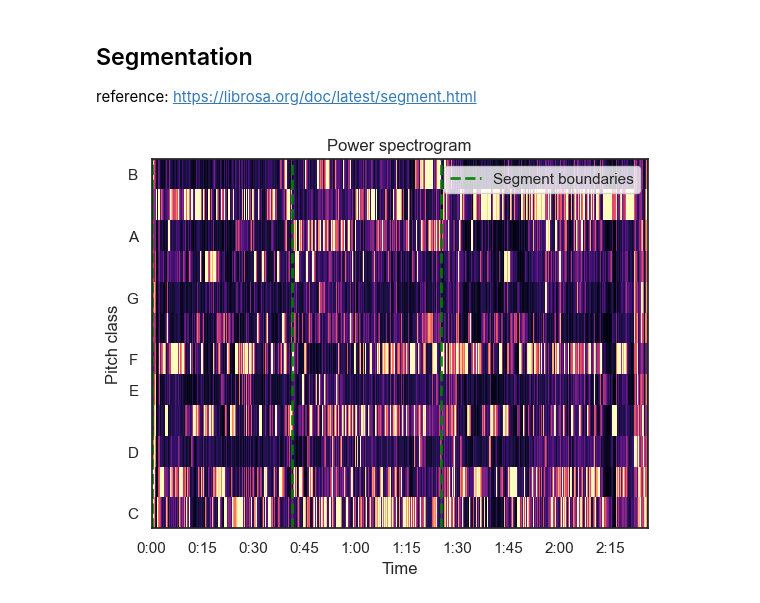
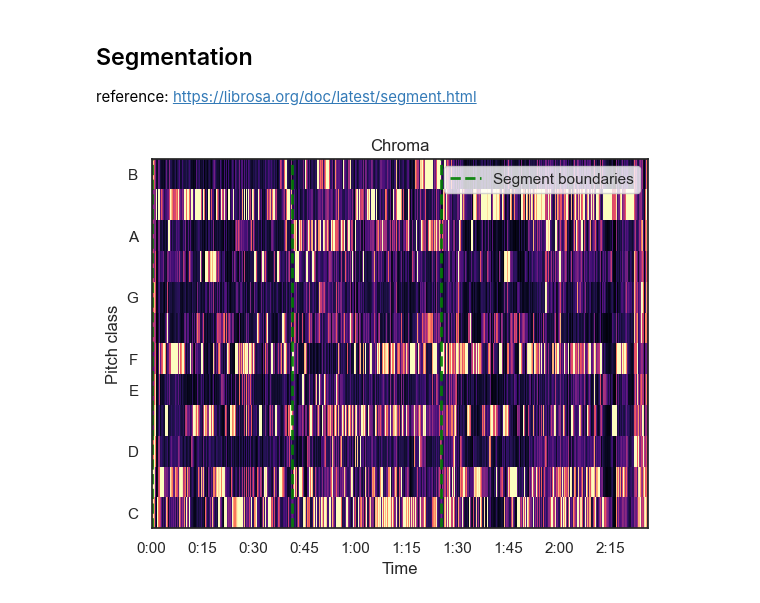
Before and after one commit to juigmend/python-miscellaneous, a Jupyter notebook: audio_MIR_DEMO.ipynb, the cells around one changed output. Drawn from its saved outputs; the diff is of its cells as text; code cells hidden in the pictures.

```diff
--- a/audio_MIR_DEMO.ipynb
+++ b/audio_MIR_DEMO.ipynb
@@ -160,28 +160,27 @@ reference: https://librosa.org/doc/latest/segment.html
 # %%
 # Bottom-up temporal segmentation.
 
 n_seg = 3 # <--- number of segments
 
 bounds = librosa.segment.agglomerative(feat_chroma, n_seg)
 
 bound_times = librosa.frames_to_time(bounds, sr=sr)
 
 fig, ax = plt.subplots()
 
 trans = mpt.blended_transform_factory(
 
             ax.transData, ax.transAxes)
 
 librosa.display.specshow(feat_chroma, y_axis='chroma', x_axis='time', ax=ax)
 
 ax.vlines(bound_times, 0, 1, color='green', linestyle='--',
 
           linewidth=2, alpha=0.9, label='Segment boundaries',
 
           transform=trans)
 
 ax.legend()
-
-ax.set(title='Power spectrogram');
+ax.set(title='Chroma');
 # %% [output]
-[figure, old version]
+[figure, new version]
```
Also changed, not shown: parts of 1 cell of this notebook.
